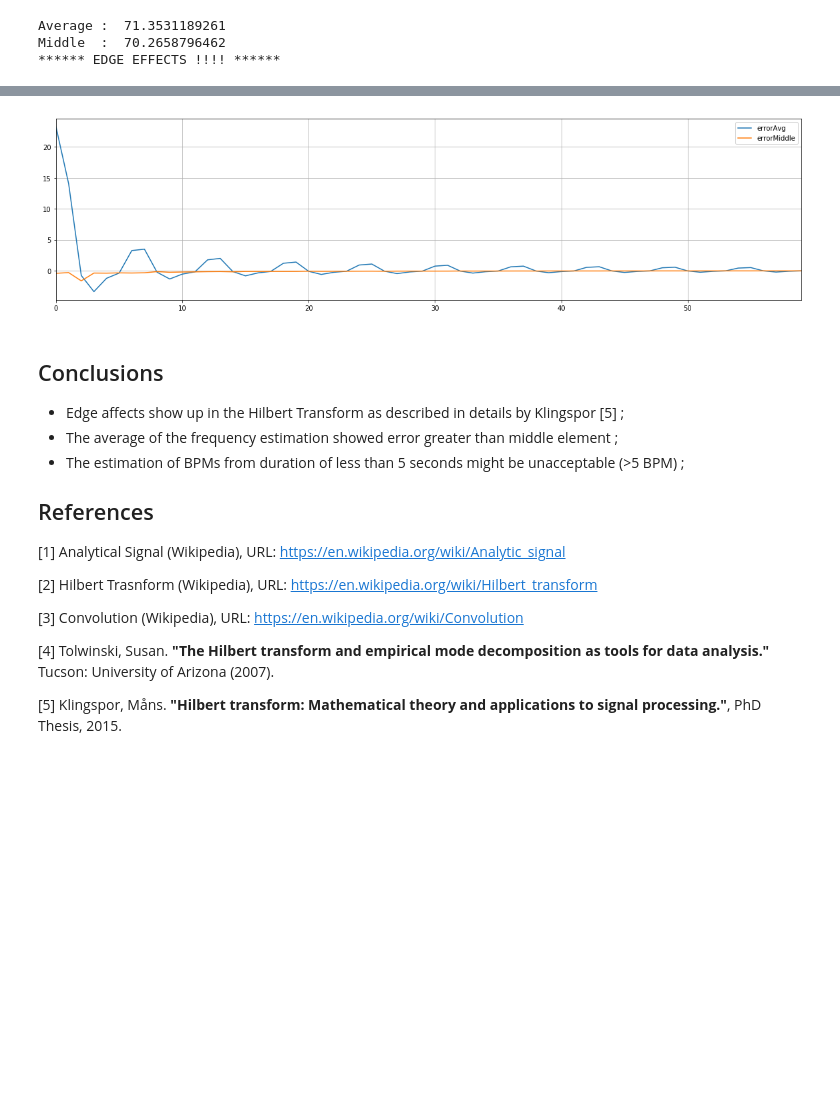
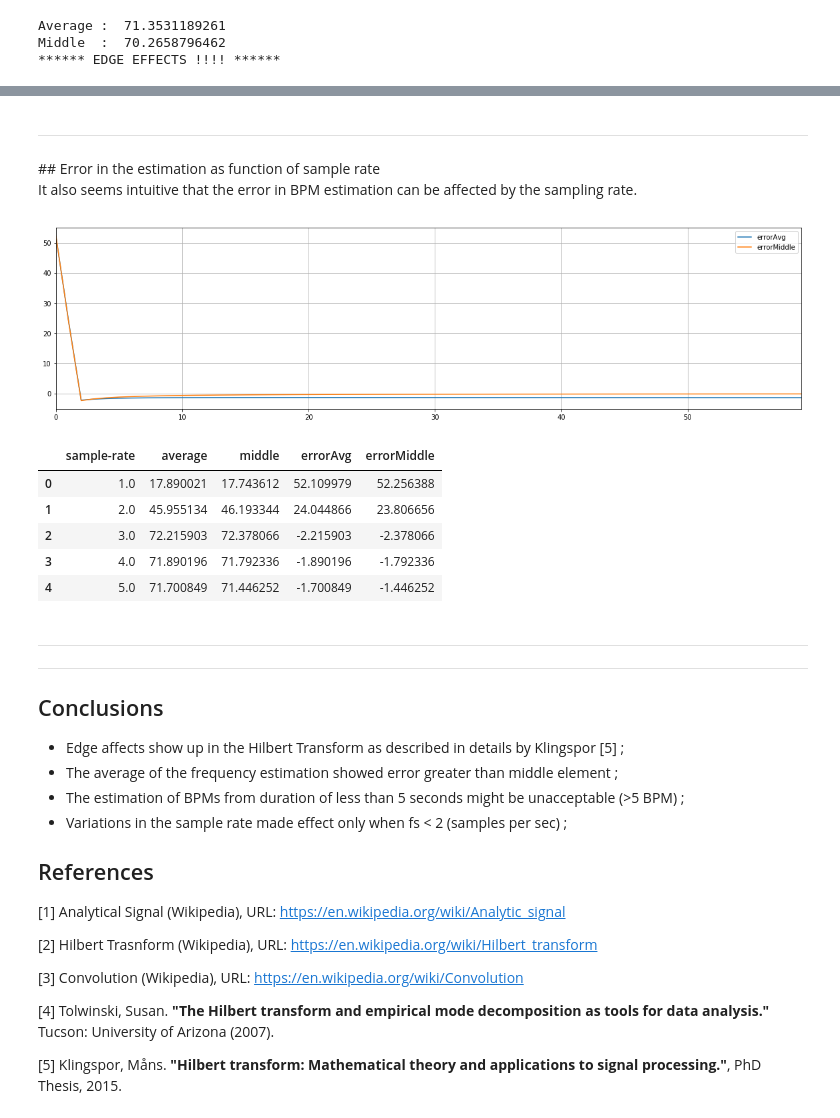
Before and after one commit to kiranmantri/jupyter-notebooks, a Jupyter notebook: Hilbert Transform.ipynb, the cells around one changed output, grey strips where cells are left out. Drawn from its saved outputs; the diff is of its cells as text; code cells hidden in the pictures; blank space fills up the shorter version.

```diff
--- a/Hilbert Transform.ipynb
+++ b/Hilbert Transform.ipynb
@@ -168,18 +175,56 @@ results[0:10]
 | 7 | 8.0 | 66.531491 | 70.349920 | 3.468509 | -0.349920 |
 | 8 | 9.0 | 70.260223 | 70.159729 | -0.260223 | -0.159729 |
 | 9 | 10.0 | 71.353119 | 70.265880 | -1.353119 | -0.265880 |
-# %%
-fig, ax = plt.subplots(1,figsize=(20,5), sharey=True)
-results[["errorAvg","errorMiddle"]].plot(ax=ax)
-plt.grid()
-plt.show()
-# %% [output]
-[figure, removed]
+# %% [markdown]
+<hr>
+## Error in the estimation as function of sample rate
+
+It also seems intuitive that the error in BPM estimation can be affected by the sampling rate.
+# %%
+results = []
+for fs in np.linspace(start=1, stop=60, num=60):
+    duration=10
+    samples = int(fs*duration)
+    BPM = 70
+    BPS = BPM/60.
+    W = (2*np.pi)* BPS  #Beats per second in radians/s
+
+    t = np.linspace(0, duration, samples)
+    f = np.sin(W*t)
+    analyticalSignal = scipy.signal.hilbert(f)
+    phases = np.unwrap(np.angle(analyticalSignal))
+    freqs =  np.diff(phases) / (2.0*np.pi) * fs
+
+
+    average = np.mean(freqs)*60
+    middle = freqs[len(freqs)/2]*60
+    errorAvg = BPM - average
+    errorMiddle = BPM - middle
+    results.append([fs, average, middle, errorAvg, errorMiddle])
+results = pd.DataFrame(data=results, columns=["sample-rate", "average","middle", "errorAvg", "errorMiddle"])
+
+fig, ax = plt.subplots(1,figsize=(20,5), sharey=True)
+results[["errorAvg","errorMiddle"]].plot(ax=ax)
+plt.grid()
+plt.show()
+results.head()
+# %% [output]
+[figure, added]
+|  | sample-rate | average | middle | errorAvg | errorMiddle |
+| 0 | 1.0 | 17.890021 | 17.743612 | 52.109979 | 52.256388 |
+| 1 | 2.0 | 45.955134 | 46.193344 | 24.044866 | 23.806656 |
+| 2 | 3.0 | 72.215903 | 72.378066 | -2.215903 | -2.378066 |
+| 3 | 4.0 | 71.890196 | 71.792336 | -1.890196 | -1.792336 |
+| 4 | 5.0 | 71.700849 | 71.446252 | -1.700849 | -1.446252 |
 # %% [markdown]
+<hr>
+<hr>
+
 ## Conclusions
 - Edge affects show up in the Hilbert Transform as described in details by Klingspor [5] ;
 - The average of the frequency estimation showed error greater than middle element ;
 - The estimation of BPMs from duration of less than 5 seconds might be unacceptable (>5 BPM) ;
+- Variations in the sample rate made effect only when fs < 2 (samples per sec) ;
 
 
 ## References
```
Also changed, not shown: parts of 2 cells of this notebook.
